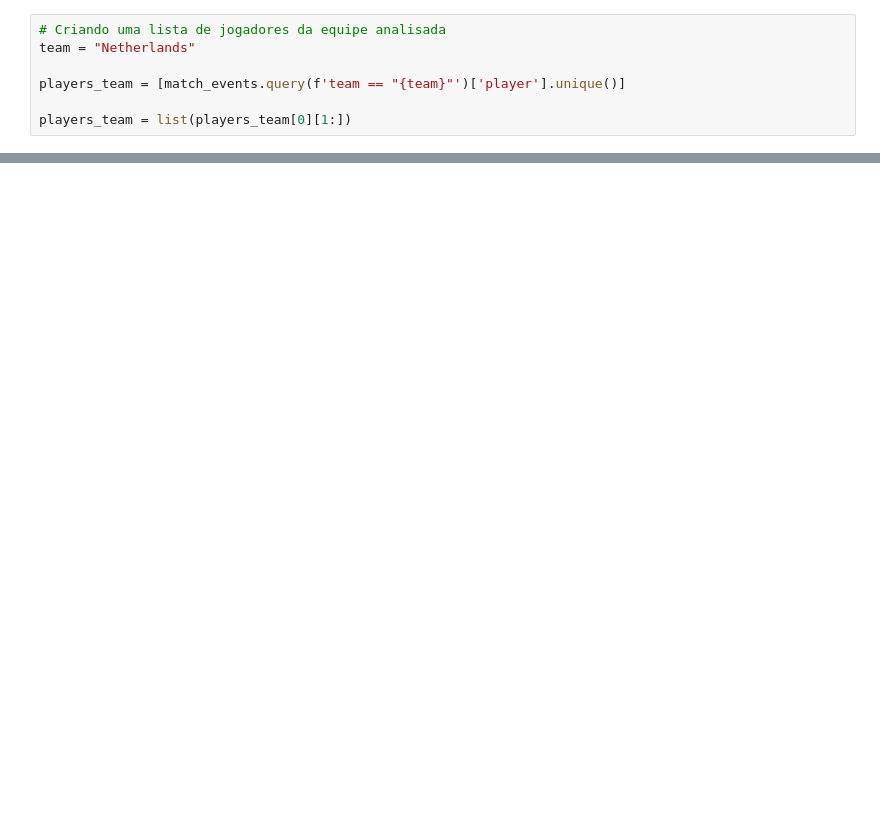
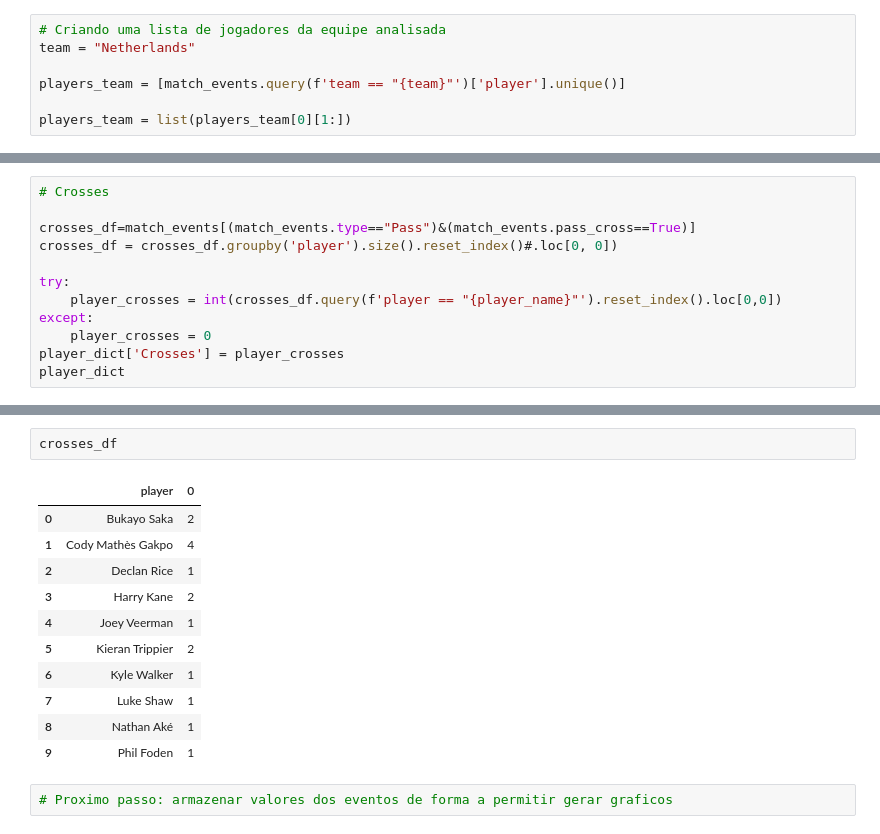
Before and after one commit to cayopereira/eurocopa-2024, a Jupyter notebook: scripts/specific_player.ipynb, the cells around one changed output, grey strips where cells are left out. Saved outputs shown, nothing was run; the diff lists cells and outputs as text; blank space fills up the shorter version.

```diff
--- a/scripts/specific_player.ipynb
+++ b/scripts/specific_player.ipynb
@@ -105,0 +339,12 @@ player_ball_rec=match_events[(match_events.player==player_name)&(match_events.ty
+# %%
+# Crosses
+
+crosses_df=match_events[(match_events.type=="Pass")&(match_events.pass_cross==True)]
+crosses_df = crosses_df.groupby('player').size().reset_index()#.loc[0, 0])
+
+try:
+    player_crosses = int(crosses_df.query(f'player == "{player_name}"').reset_index().loc[0,0])
+except:
+    player_crosses = 0
+player_dict['Crosses'] = player_crosses
+player_dict
@@ -105,0 +364,16 @@ player_ball_rec=match_events[(match_events.player==player_name)&(match_events.ty
+# %%
+crosses_df
+# %% [output]
+|  | player | 0 |
+| 0 | Bukayo Saka | 2 |
+| 1 | Cody Mathès Gakpo | 4 |
+| 2 | Declan Rice | 1 |
+| 3 | Harry Kane | 2 |
+| 4 | Joey Veerman | 1 |
+| 5 | Kieran Trippier | 2 |
+| 6 | Kyle Walker | 1 |
+| 7 | Luke Shaw | 1 |
+| 8 | Nathan Aké | 1 |
+| 9 | Phil Foden | 1 |
+# %%
+# Proximo passo: armazenar valores dos eventos de forma a permitir gerar graficos
```
Also changed, not shown: parts of 34 cells of this notebook, 1 other file.
